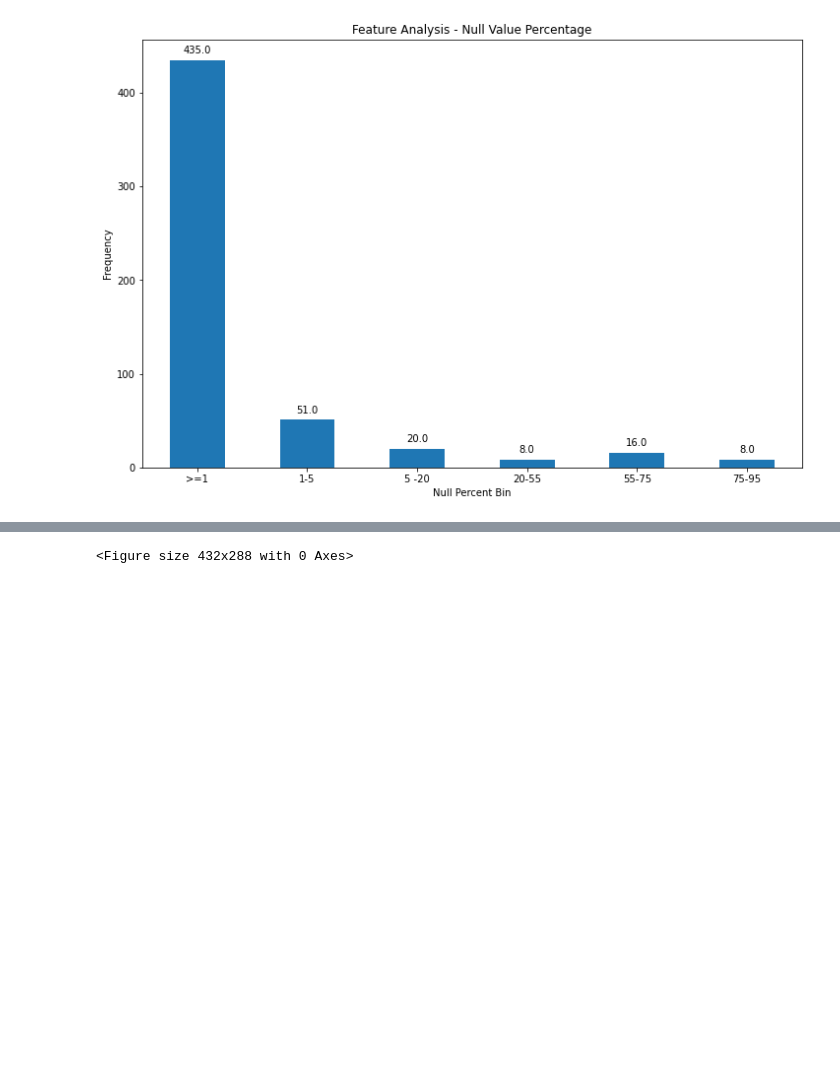
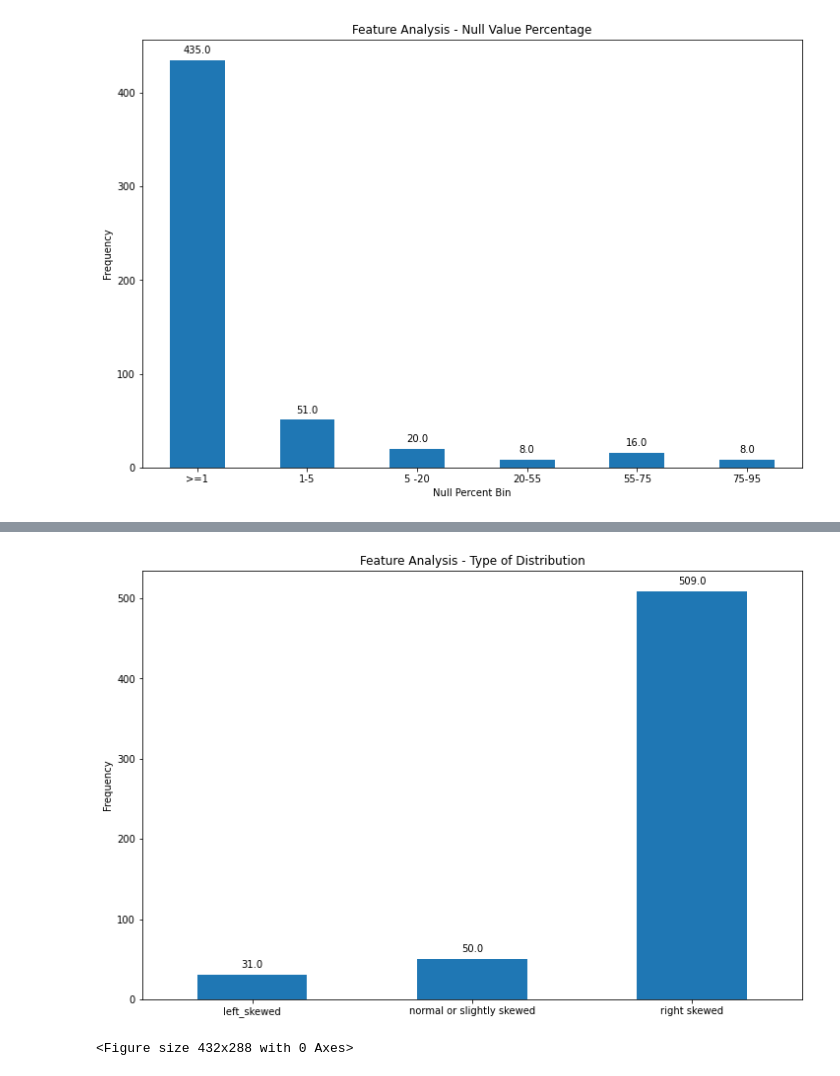
Before and after one commit to hinatanvir/Fault-Detection-SECOM, a Jupyter notebook: EDA.ipynb, the cells around one changed output, grey strips where cells are left out. Cells and saved outputs as stored; diff of their text form; code cells hidden in the pictures; blank space fills up the shorter version.

```diff
--- a/EDA.ipynb
+++ b/EDA.ipynb
@@ -150,0 +147,2 @@ Name: unique_bin, dtype: int64
+# %%
+skew_counts=tranform['skew_bin'].value_counts().sort_index()
@@ -177,3 +208,16 @@ plt.show()
+# %%
+plt.figure(figsize=(12, 8))
+# bar Graph for Null value categories
+skx = skew_counts.plot(kind="bar")
+skx.set_title('Feature Analysis - Type of Distribution')
+#skx.set_xlabel('Distribution Type')
+skx.set_ylabel('Frequency')
+skx.set_xticklabels(labels_skew,rotation=0)
+#call function to add labels to null values bar chart
+add_value_labels(skx,5)
+plt.show()
+# %% [output]
+[figure, added]
 # %%
 plt.savefig("Percent_null.png")
 # %% [output]
```
Also changed, not shown: parts of 13 cells of this notebook.
